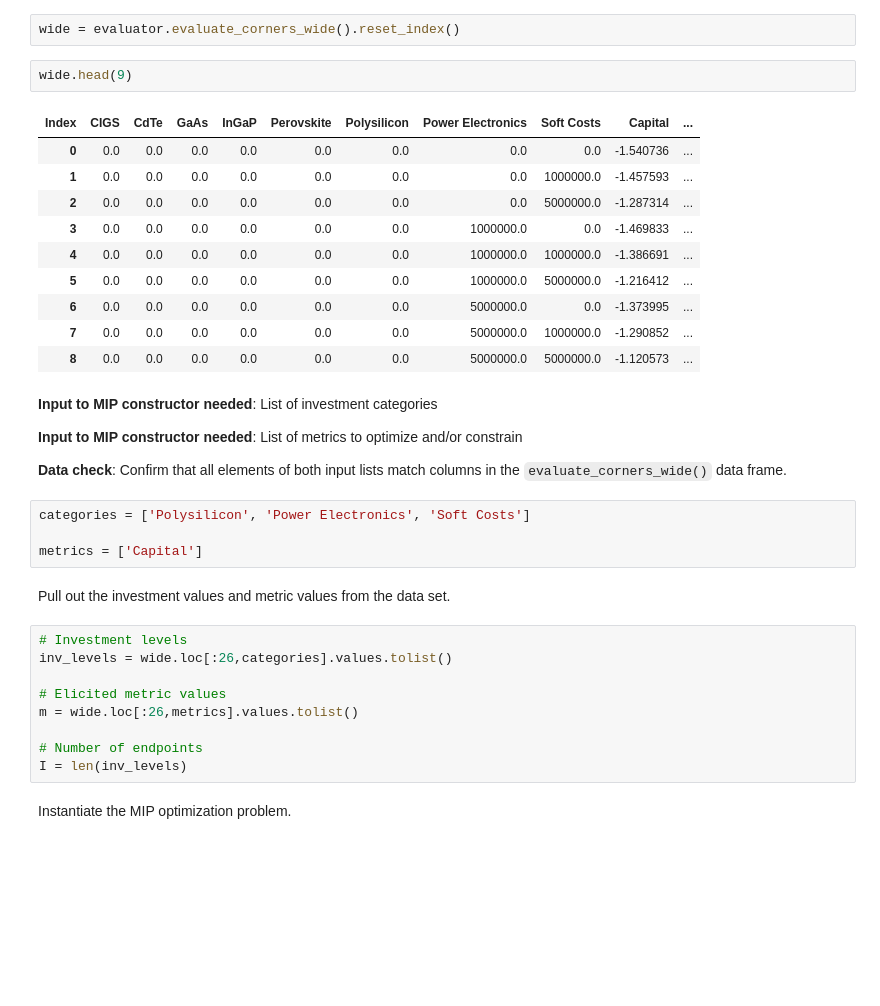
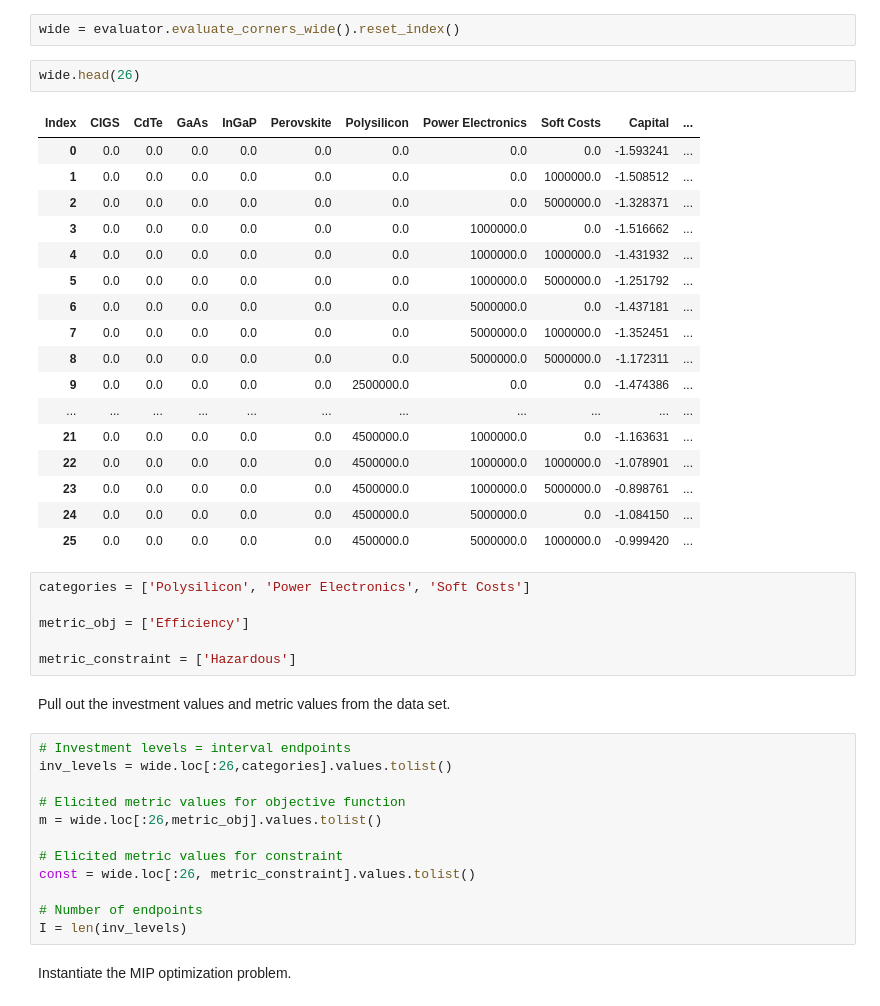
Before and after one commit to NREL/tyche, a Jupyter notebook: ioc-1/MIPImplementation.ipynb, the cells around one changed output. Saved outputs shown, nothing was run; the diff lists cells and outputs as text; blank space fills up the shorter version.

Commit message:
corrects interval constraints and metric constraint

```diff
--- a/ioc-1/MIPImplementation.ipynb
+++ b/ioc-1/MIPImplementation.ipynb
@@ -31,36 +31,42 @@ Get the wide-format interpolated elicitation data from the Tyche Evaluator and r
 # %%
 wide = evaluator.evaluate_corners_wide().reset_index()
 # %%
-wide.head(9)
+wide.head(26)
 # %% [output]
 | Index | CIGS | CdTe | GaAs | InGaP | Perovskite | Polysilicon | Power Electronics | Soft Costs | Capital | ... |
-| 0 | 0.0 | 0.0 | 0.0 | 0.0 | 0.0 | 0.0 | 0.0 | 0.0 | -1.540736 | ... |
-| 1 | 0.0 | 0.0 | 0.0 | 0.0 | 0.0 | 0.0 | 0.0 | 1000000.0 | -1.457593 | ... |
-| 2 | 0.0 | 0.0 | 0.0 | 0.0 | 0.0 | 0.0 | 0.0 | 5000000.0 | -1.287314 | ... |
-| 3 | 0.0 | 0.0 | 0.0 | 0.0 | 0.0 | 0.0 | 1000000.0 | 0.0 | -1.469833 | ... |
-| 4 | 0.0 | 0.0 | 0.0 | 0.0 | 0.0 | 0.0 | 1000000.0 | 1000000.0 | -1.386691 | ... |
-| 5 | 0.0 | 0.0 | 0.0 | 0.0 | 0.0 | 0.0 | 1000000.0 | 5000000.0 | -1.216412 | ... |
-| 6 | 0.0 | 0.0 | 0.0 | 0.0 | 0.0 | 0.0 | 5000000.0 | 0.0 | -1.373995 | ... |
-| 7 | 0.0 | 0.0 | 0.0 | 0.0 | 0.0 | 0.0 | 5000000.0 | 1000000.0 | -1.290852 | ... |
-| 8 | 0.0 | 0.0 | 0.0 | 0.0 | 0.0 | 0.0 | 5000000.0 | 5000000.0 | -1.120573 | ... |
+| 0 | 0.0 | 0.0 | 0.0 | 0.0 | 0.0 | 0.0 | 0.0 | 0.0 | -1.593241 | ... |
+| 1 | 0.0 | 0.0 | 0.0 | 0.0 | 0.0 | 0.0 | 0.0 | 1000000.0 | -1.508512 | ... |
+| 2 | 0.0 | 0.0 | 0.0 | 0.0 | 0.0 | 0.0 | 0.0 | 5000000.0 | -1.328371 | ... |
+| 3 | 0.0 | 0.0 | 0.0 | 0.0 | 0.0 | 0.0 | 1000000.0 | 0.0 | -1.516662 | ... |
+| 4 | 0.0 | 0.0 | 0.0 | 0.0 | 0.0 | 0.0 | 1000000.0 | 1000000.0 | -1.431932 | ... |
+| 5 | 0.0 | 0.0 | 0.0 | 0.0 | 0.0 | 0.0 | 1000000.0 | 5000000.0 | -1.251792 | ... |
+| 6 | 0.0 | 0.0 | 0.0 | 0.0 | 0.0 | 0.0 | 5000000.0 | 0.0 | -1.437181 | ... |
+| 7 | 0.0 | 0.0 | 0.0 | 0.0 | 0.0 | 0.0 | 5000000.0 | 1000000.0 | -1.352451 | ... |
+| 8 | 0.0 | 0.0 | 0.0 | 0.0 | 0.0 | 0.0 | 5000000.0 | 5000000.0 | -1.172311 | ... |
+| 9 | 0.0 | 0.0 | 0.0 | 0.0 | 0.0 | 2500000.0 | 0.0 | 0.0 | -1.474386 | ... |
+| ... | ... | ... | ... | ... | ... | ... | ... | ... | ... | ... |
+| 21 | 0.0 | 0.0 | 0.0 | 0.0 | 0.0 | 4500000.0 | 1000000.0 | 0.0 | -1.163631 | ... |
+| 22 | 0.0 | 0.0 | 0.0 | 0.0 | 0.0 | 4500000.0 | 1000000.0 | 1000000.0 | -1.078901 | ... |
+| 23 | 0.0 | 0.0 | 0.0 | 0.0 | 0.0 | 4500000.0 | 1000000.0 | 5000000.0 | -0.898761 | ... |
+| 24 | 0.0 | 0.0 | 0.0 | 0.0 | 0.0 | 4500000.0 | 5000000.0 | 0.0 | -1.084150 | ... |
+| 25 | 0.0 | 0.0 | 0.0 | 0.0 | 0.0 | 4500000.0 | 5000000.0 | 1000000.0 | -0.999420 | ... |
-# %% [markdown]
-**Input to MIP constructor needed**: List of investment categories
-
-**Input to MIP constructor needed**: List of metrics to optimize and/or constrain
-
-**Data check**: Confirm that all elements of both input lists match columns in the `evaluate_corners_wide()` data frame.
 # %%
 categories = ['Polysilicon', 'Power Electronics', 'Soft Costs']
 
-metrics = ['Capital']
+metric_obj = ['Efficiency']
+
+metric_constraint = ['Hazardous']
 # %% [markdown]
 Pull out the investment values and metric values from the data set.
 # %%
-# Investment levels
+# Investment levels = interval endpoints
 inv_levels = wide.loc[:26,categories].values.tolist()
 
-# Elicited metric values
-m = wide.loc[:26,metrics].values.tolist()
+# Elicited metric values for objective function
+m = wide.loc[:26,metric_obj].values.tolist()
+
+# Elicited metric values for constraint
+const = wide.loc[:26, metric_constraint].values.tolist()
 
 # Number of endpoints
 I = len(inv_levels)
```
Also changed, not shown: parts of 28 cells of this notebook.
